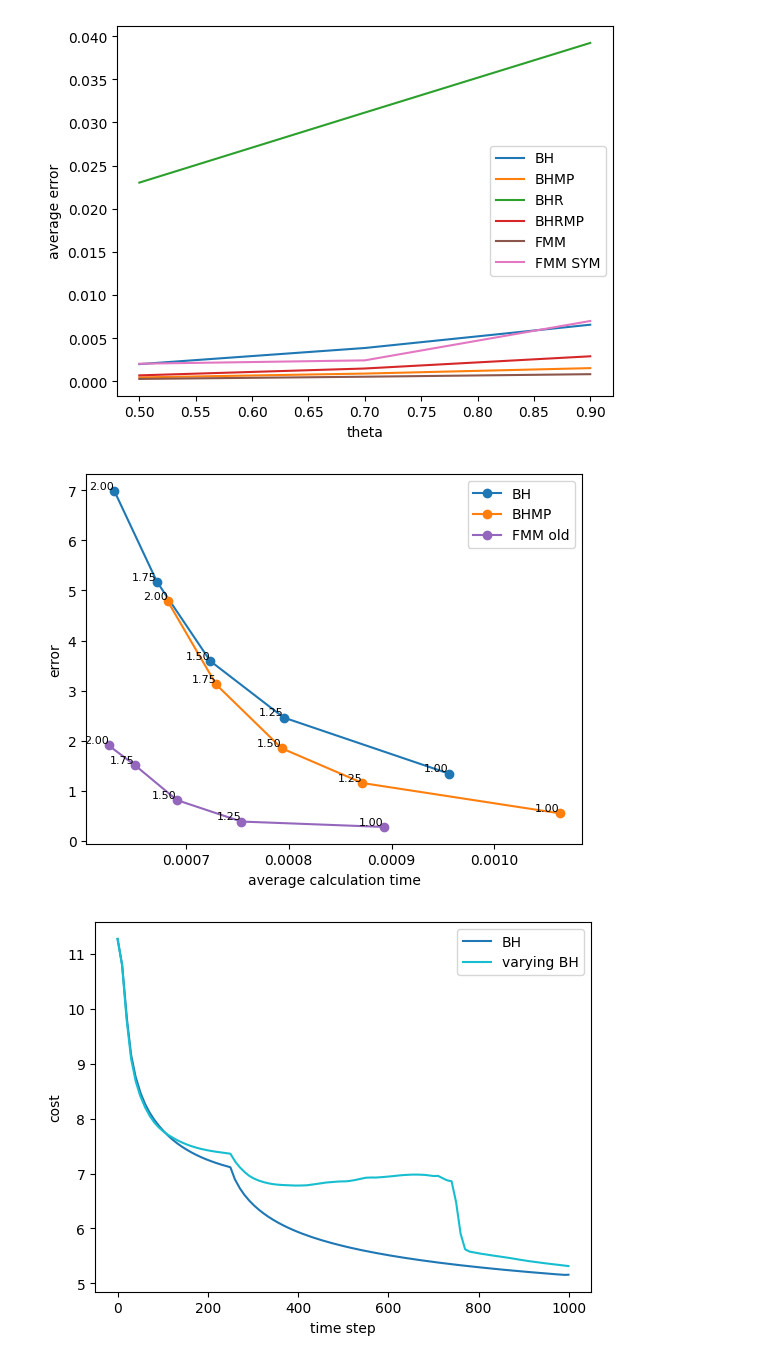
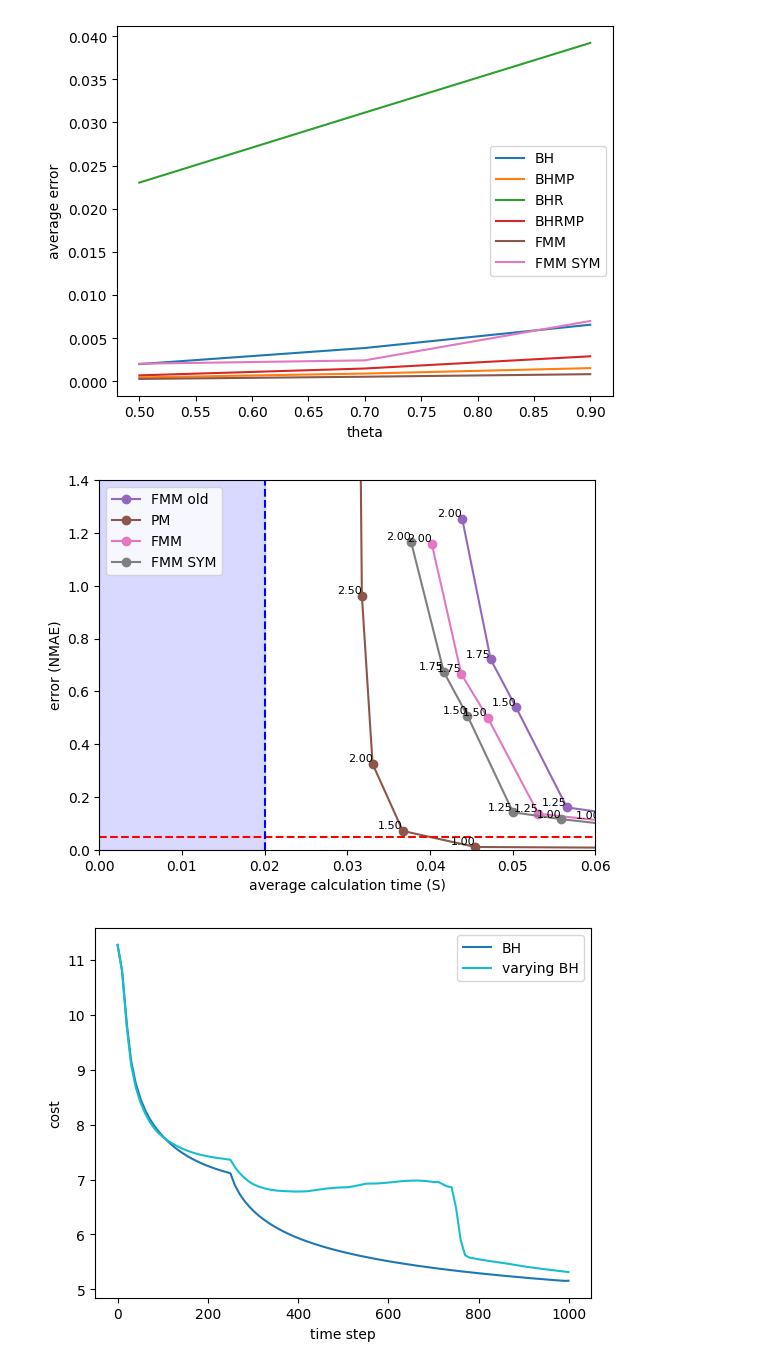
Before and after one commit to LucasFurer/MasterThesisLucas, a Jupyter notebook: grapher.ipynb, the cells around one changed output. Cells and saved outputs as stored; diff of their text form; code cells hidden in the pictures.

```diff
--- a/grapher.ipynb
+++ b/grapher.ipynb
@@ -248,31 +248,33 @@ plotGraph(custom_labels, 0, 20,"theta", "average error", "plotOutput/lines_plot.
 # %% [output]
 [figure]
 # %%
-pointAmount = "1000"
+pointAmount = "70000"
 dataSet = "MNIST_digits"
 perp = "30"
 
 #allowableError = findTime(os.path.join("graphCSV", dataSet, pointAmount, "perp" + perp, "tsneCalculationtimeErrorBH_point"    + pointAmount + "_perp" + perp + "_dataset" + dataSet + ".csv"), 0.5)
 #print(allowableError) 0.046998
 allowableError = 0.046998
 
 custom_labels = {
-    os.path.join("graphCSV", dataSet, pointAmount, "perp" + perp, "tsneCalculationtimeErrorBH_point"      + pointAmount + "_perp" + perp + "_dataset" + dataSet + ".csv"): "BH",
-    os.path.join("graphCSV", dataSet, pointAmount, "perp" + perp, "tsneCalculationtimeErrorBHMP_point"    + pointAmount + "_perp" + perp + "_dataset" + dataSet + ".csv"): "BHMP",
+    #os.path.join("graphCSV", dataSet, pointAmount, "perp" + perp, "tsneCalculationtimeErrorBH_point"      + pointAmount + "_perp" + perp + "_dataset" + dataSet + ".csv"): "BH",
+    #os.path.join("graphCSV", dataSet, pointAmount, "perp" + perp, "tsneCalculationtimeErrorBHMP_point"    + pointAmount + "_perp" + perp + "_dataset" + dataSet + ".csv"): "BHMP",
     #os.path.join("graphCSV", dataSet, pointAmount, "perp" + perp, "tsneCalculationtimeErrorBHR_point"     + pointAmount + "_perp" + perp + "_dataset" + dataSet + ".csv"): "BHR",
     #os.path.join("graphCSV", dataSet, pointAmount, "perp" + perp, "tsneCalculationtimeErrorBHRMP_point"   + pointAmount + "_perp" + perp + "_dataset" + dataSet + ".csv"): "BHRMP",
     os.path.join("graphCSV", dataSet, pointAmount, "perp" + perp, "tsneCalculationtimeErrorFMM_point"     + pointAmount + "_perp" + perp + "_dataset" + dataSet + ".csv"): "FMM old",
-    #os.path.join("graphCSV", dataSet, pointAmount, "perp" + perp, "tsneCalculationtimeErrorPM_point" + pointAmount + "_perp" + perp + "_dataset" + dataSet + ".csv"): "PM",
-    #os.path.join("graphCSV", dataSet, pointAmount, "perp" + perp, "tsneCalculationtimeErrorFMM_MORTON_point" + pointAmount + "_perp" + perp + "_dataset" + dataSet + ".csv"): "varying FMM",
-    #os.path.join("graphCSV", dataSet, pointAmount, "perp" + perp, "tsneCalculationtimeErrorFMM_SYM_MORTON_point" + pointAmount + "_perp" + perp + "_dataset" + dataSet + ".csv"): "varying FMM SYM",
+    os.path.join("graphCSV", dataSet, pointAmount, "perp" + perp, "tsneCalculationtimeErrorPM_point" + pointAmount + "_perp" + perp + "_dataset" + dataSet + ".csv"): "PM",
+    os.path.join("graphCSV", dataSet, pointAmount, "perp" + perp, "tsneCalculationtimeErrorFMM_MORTON_point" + pointAmount + "_perp" + perp + "_dataset" + dataSet + ".csv"): "FMM",
+    os.path.join("graphCSV", dataSet, pointAmount, "perp" + perp, "tsneCalculationtimeErrorFMM_SYM_MORTON_point" + pointAmount + "_perp" + perp + "_dataset" + dataSet + ".csv"): "FMM SYM",
 }
 
-plotGraph(custom_labels, 0, 1000, "error", "average calculation time", "plotOutput/lines_plot.png", True, None, None, None, None, None, None, True)
+#plotGraph(custom_labels, 0, 1000, "error", "average calculation time", "plotOutput/lines_plot.png", True, None, None, None, None, None, None, True)
+plotGraph(custom_labels, 0, 1000, "error (NMAE)", "average calculation time (S)", "plotOutput/lines_plot.png", True, 0.0, 0.06, 0.0, 1.4, allowableError, 0.020, True)
+
 #plotGraph(custom_labels, 0, 1000, "error (NMAE)", "average calculation time (S)", "plotOutput/lines_plot.png", True, 0.0, 0.06, 0.0, 1.22, allowableError, 0.020, True)
 #plotGraph(custom_labels, 0, 1000, "error (NMAE)", "average calculation time (S)", "plotOutput/lines_plot.png", True, 0.0, 0.6, 0.0, 1.22, allowableError, 0.020, True)
 #plotGraph(custom_labels, 0, 1000, "error (NMAE)", "average calculation time (S)", "plotOutput/lines_plot.png", True, 0.0, 0.15, 0.0, 0.55, allowableError, 0.020, True)
 # %% [output]
-[figure, old version]
+[figure, new version]
 # %%
 pointAmount = "70000"
 min_theta = "0.75"
```
Also changed, not shown: 8 other files.
